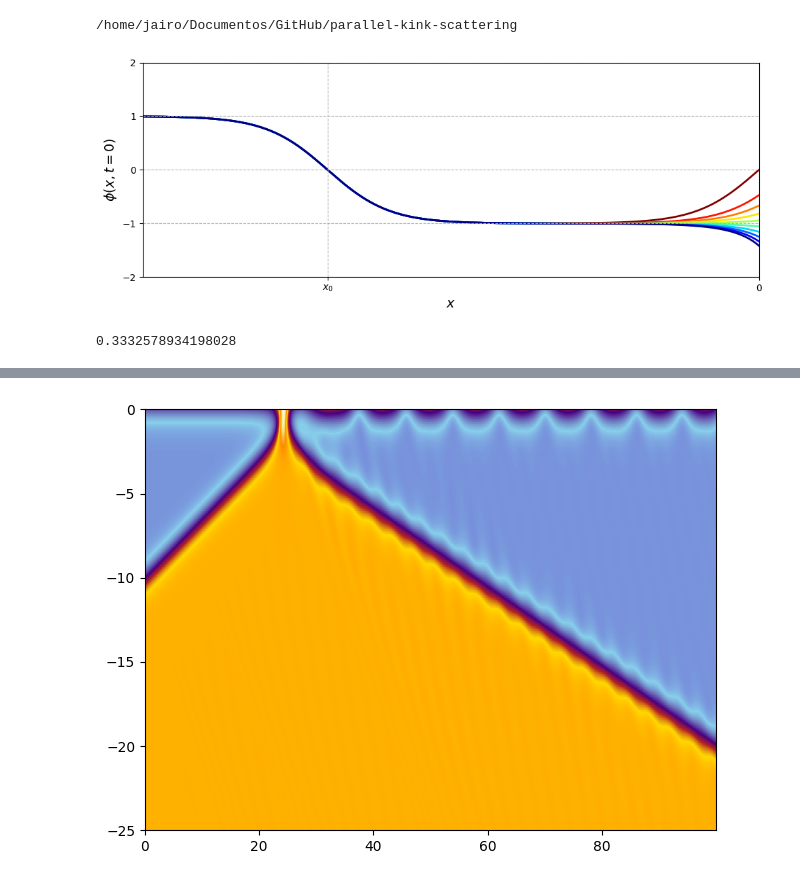
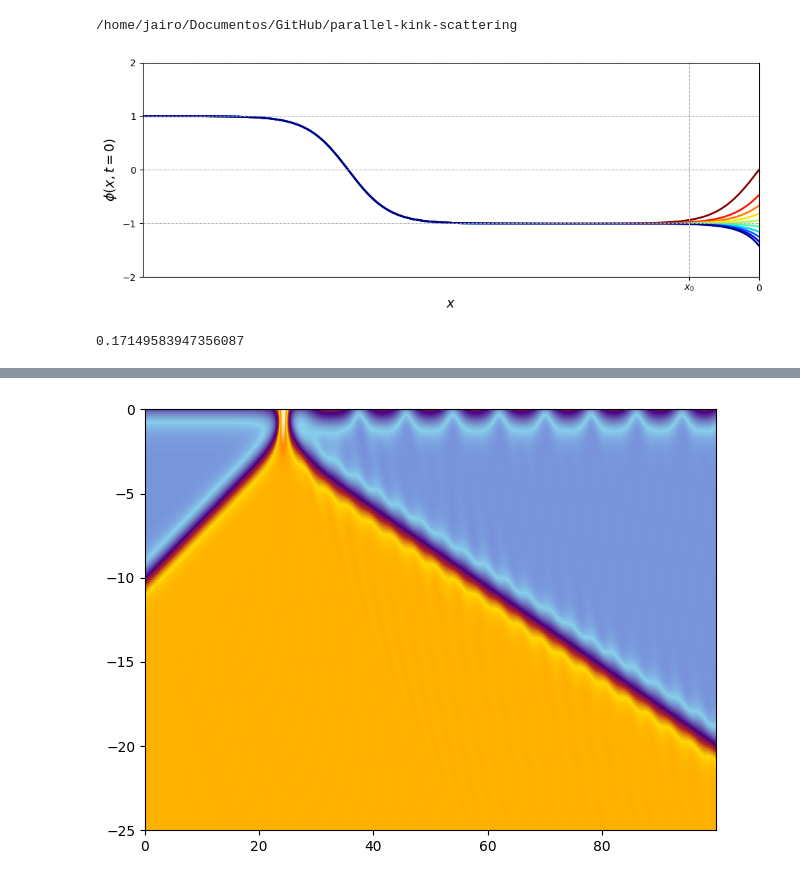
Before and after one commit to JairoSSantos/parallel-kink-scattering, a Jupyter notebook: notebooks/neumann.ipynb, the cells around one changed output, grey strips where cells are left out. Drawn from its saved outputs; the diff is of its cells as text; code cells hidden in the pictures.

```diff
--- a/notebooks/experiments.ipynb
+++ b/notebooks/neumann.ipynb
@@ -8,42 +8,42 @@ import matplotlib.pyplot as plt
 from modules.numeric import *
 # %%
 from math import acosh, asinh, sqrt
+
+X0 = 10
+L = 100
+N = 1024
+DX = L/(N-1)
+DT = 4e-2
 phi4 = Phi4()
 
-def y0(x, x0, v, H):
+def y0(x, v, H):
     a = 1/sqrt(abs(H))
     return np.stack((
-        (np.tanh(x - acosh(a)) if H > 0 else 1/np.tanh(x - asinh(a))) - phi4.kink(x - x0, 0, v) + 1,
-        -phi4.kink_dt(x - x0, 0, v)
+        (np.tanh(x - acosh(a)) if H > 0 else 1/np.tanh(x - asinh(a))) - phi4.kink(x + X0, 0, v) + 1,
+        -phi4.kink_dt(x + X0, 0, v)
     ))
 # %%
 fig, ax = plt.subplots(figsize=(10, 4))
 
-x = np.linspace(-10, 0, 500)
-x0 = -7
+x = np.linspace(-15, 0, 500)
 v = 0
 values = np.linspace(-1, 1, 10)
 cmap = plt.get_cmap('jet', len(values))
 
 for i, H in enumerate(values):
-    ax.plot(x, y0(x, x0, v, H)[0], c=cmap(i), lw=2, zorder=-i)
+    ax.plot(x, y0(x, v, H)[0], c=cmap(i), lw=2, zorder=-i)
 
 ax.set_ylim(-2, 2)
 ax.set_xlim(x.min(), x.max())
 
 ax.set_yticks((-2, -1, 0, 1, 2))
 ax.set_xticks([0, x0], [0, r'$x_0$'])
 
 ax.set_xlabel(r'$x$', fontsize=14)
 ax.set_ylabel(r'$\phi(x, t=0)$', fontsize=14)
 ax.grid(ls='--')
 
-# dvs = np.r_[-1.5, values]
-# cbar = fig.colorbar(ScalarMappable(norm=BoundaryNorm(dvs, ncolors=len(dvs)), cmap=ListedColormap([cmap(i) for i in range(len(dvs))])), ax=ax)
-# cbar.ax.set_yticks((dvs[:-1] + dvs[1:])/2, (-1, *values[1:]))
-# cbar.ax.set_title(r'$\alpha$')
-
 fig.tight_layout()
 plt.show()
 # %% [output]
-[figure, old version]
+[figure, new version]
@@ -74,8 +68,8 @@ def plot_boundary_scatter(v, H, T=100):
     return lat, y, dydt
 # %%
-H = -0.4
+H = -0.2
 v = (1 - 4*( (1 + H)**(3/2) + (1 - H)**(3/2) )**-2)**0.5
 v
 # %% [output]
-0.3332578934198028
+0.17149583947356087
 # %%
```
Also changed, not shown: parts of 6 cells of this notebook, 5 other files.
